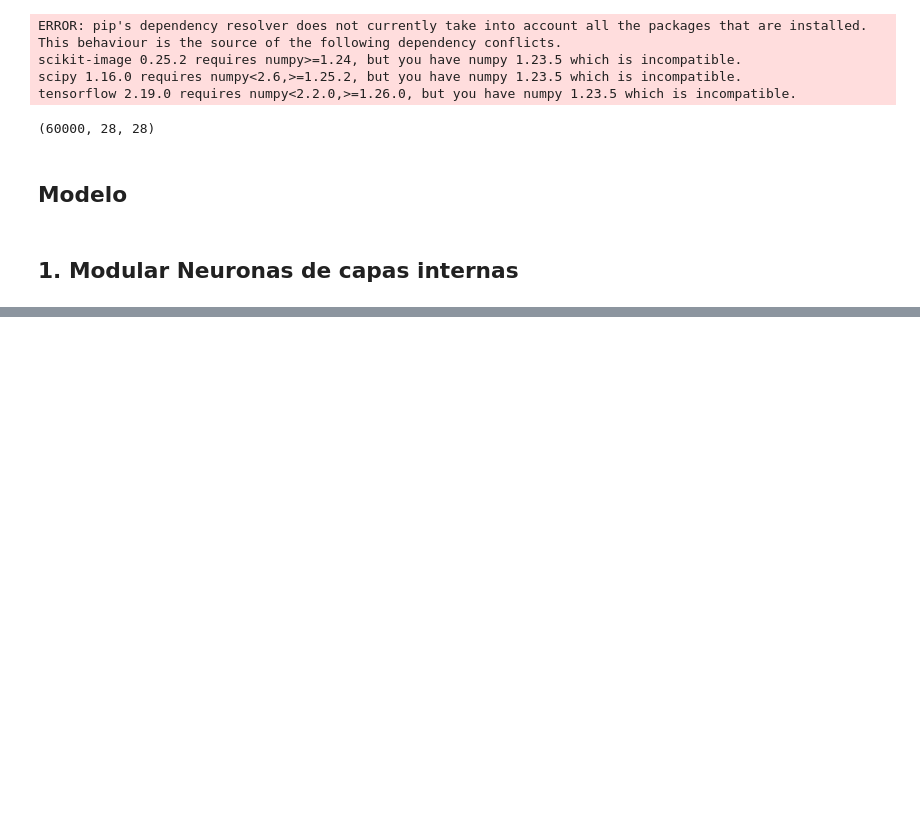
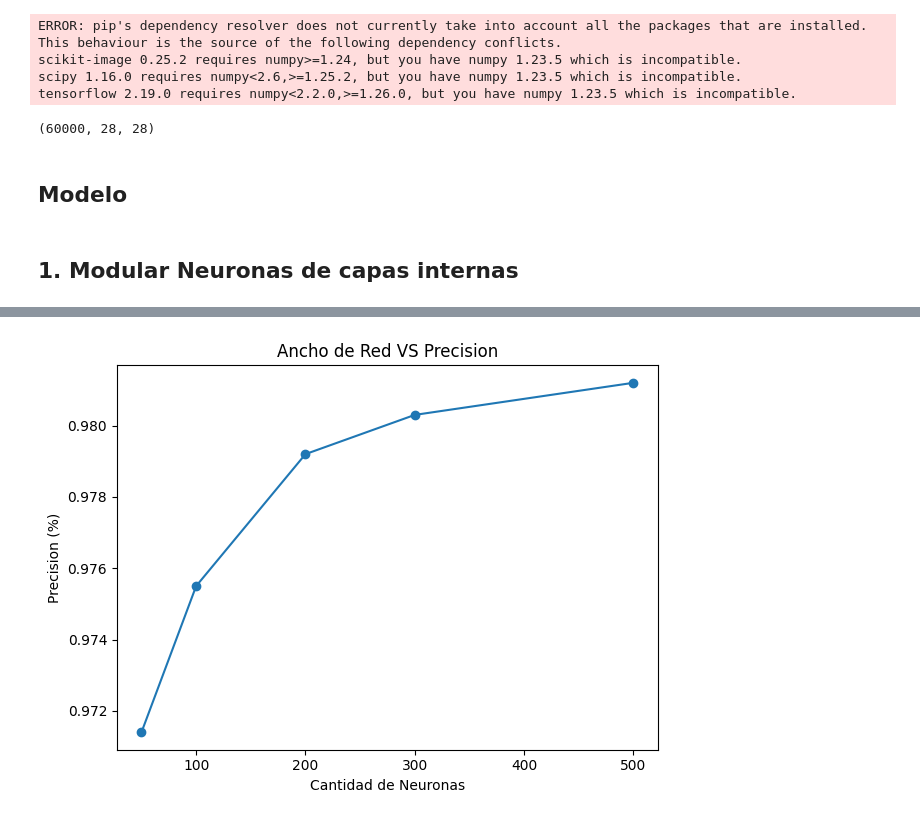
Before and after one commit to Sofiamishel2003/Laboratorio_2_DS, a Jupyter notebook: rnn.ipynb, the cells around one changed output, grey strips where cells are left out. Drawn from its saved outputs; the diff is of its cells as text; code cells hidden in the pictures; blank space fills up the shorter version.

```diff
--- a/rnn.ipynb
+++ b/rnn.ipynb
@@ -151,0 +180,9 @@ m1.plot_loss()
+# %%
+plt.title("Ancho de Red VS Precision")
+plt.plot(df1["Ancho"], df1["t_acc"], '-o')
+plt.xlabel("Cantidad de Neuronas")
+plt.ylabel("Precision (%)")
+plt.tight_layout()
+plt.show()
+# %% [output]
+[figure, added]
```
Also changed, not shown: parts of 5 cells of this notebook.
